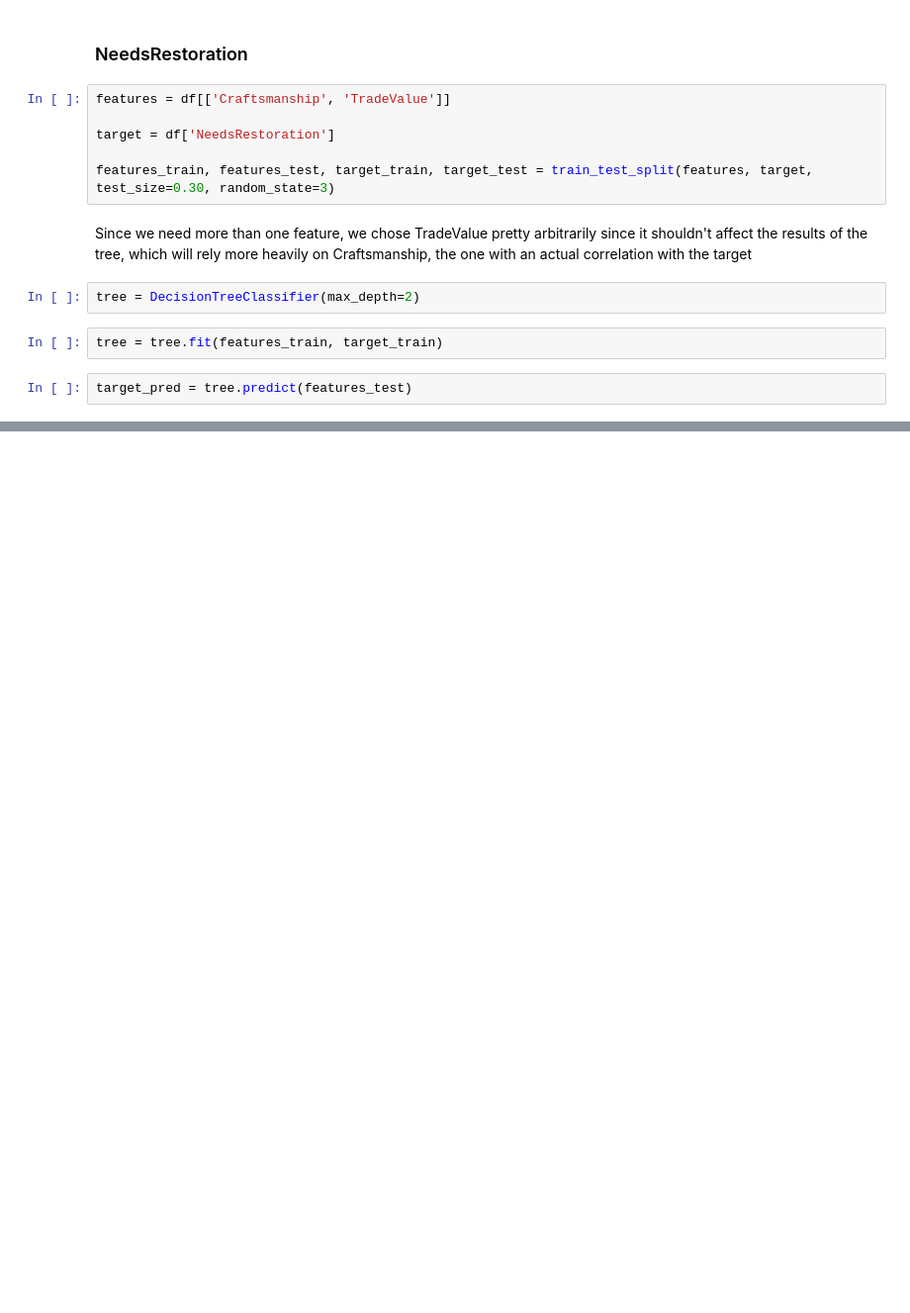
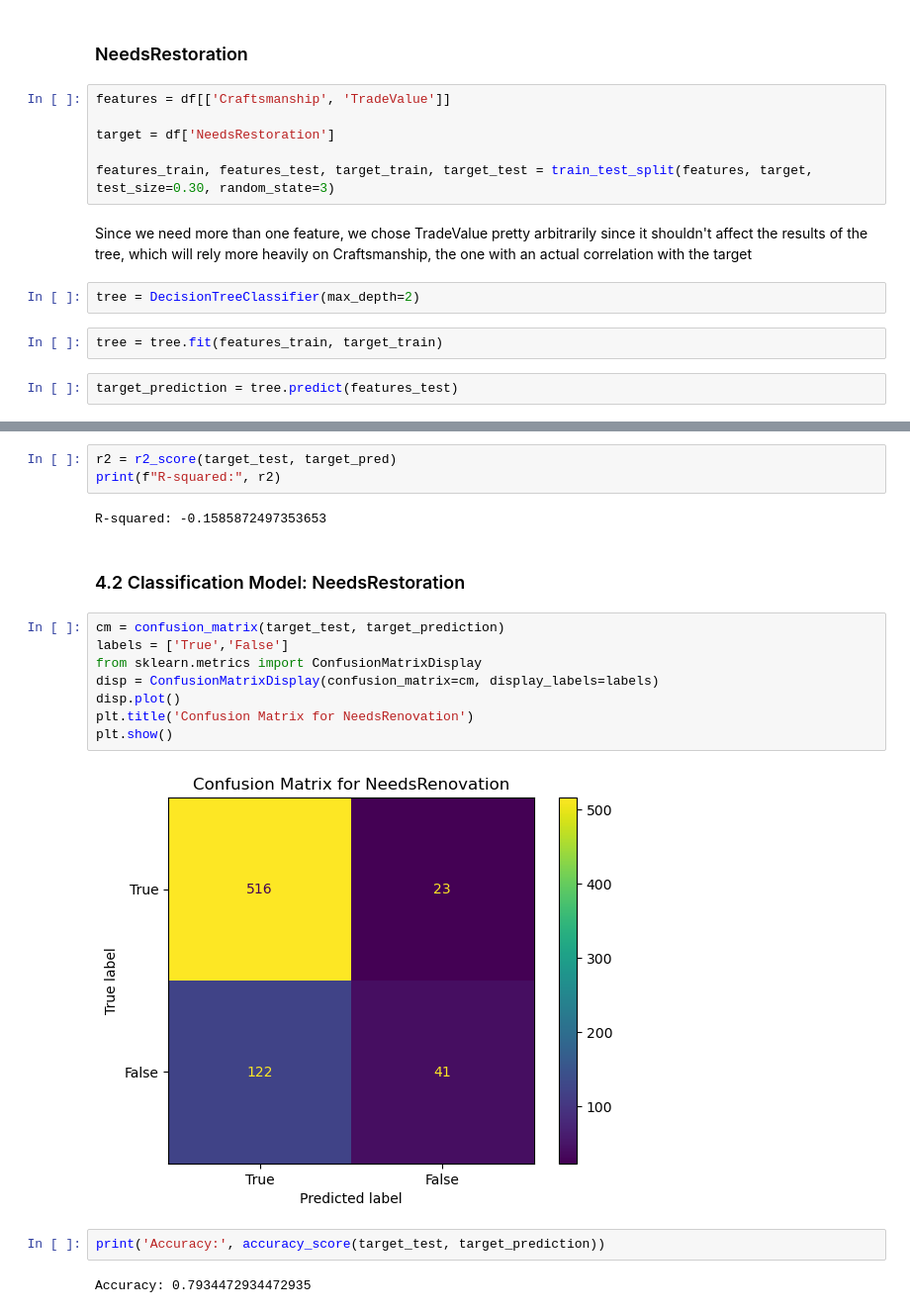
Before and after one commit to RaineScarlett/dsreport, a Jupyter notebook: iteration3.ipynb, the cells around one changed output, grey strips where cells are left out. Shown at 99% size. Saved outputs shown, nothing was run; the diff lists cells and outputs as text; blank space fills up the shorter version.

```diff
--- a/iteration3.ipynb
+++ b/iteration3.ipynb
@@ -383,4 +385,4 @@ tree = DecisionTreeClassifier(max_depth=2)
 # %%
 tree = tree.fit(features_train, target_train)
 # %%
-target_pred = tree.predict(features_test)
+target_prediction = tree.predict(features_test)
@@ -392,0 +408,21 @@ Accuracy: 0.7934472934472935
+# %%
+r2 = r2_score(target_test, target_pred)
+print(f"R-squared:", r2)
+# %% [output]
+R-squared: -0.1585872497353653
+# %% [markdown]
+### 4.2 Classification Model: NeedsRestoration
+# %%
+cm = confusion_matrix(target_test, target_prediction)
+labels = ['True','False']
+from sklearn.metrics import ConfusionMatrixDisplay
+disp = ConfusionMatrixDisplay(confusion_matrix=cm, display_labels=labels)
+disp.plot()
+plt.title('Confusion Matrix for NeedsRenovation')
+plt.show()
+# %% [output]
+[figure, added]
+# %%
+print('Accuracy:', accuracy_score(target_test, target_prediction))
+# %% [output]
+Accuracy: 0.7934472934472935
```
Also changed, not shown: parts of 17 cells of this notebook, 2 other files.
